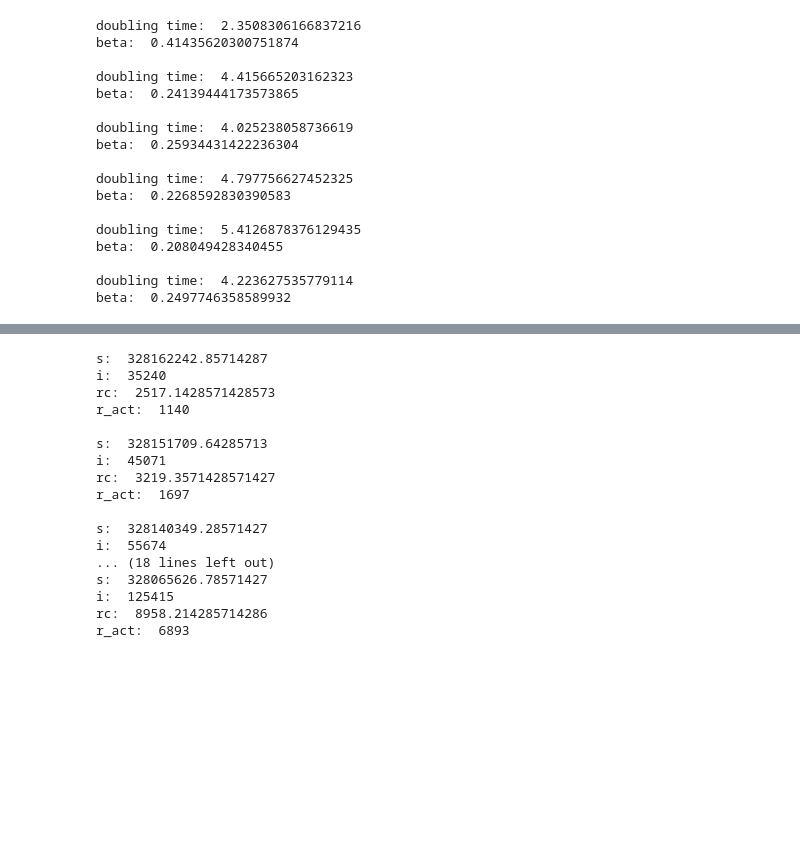
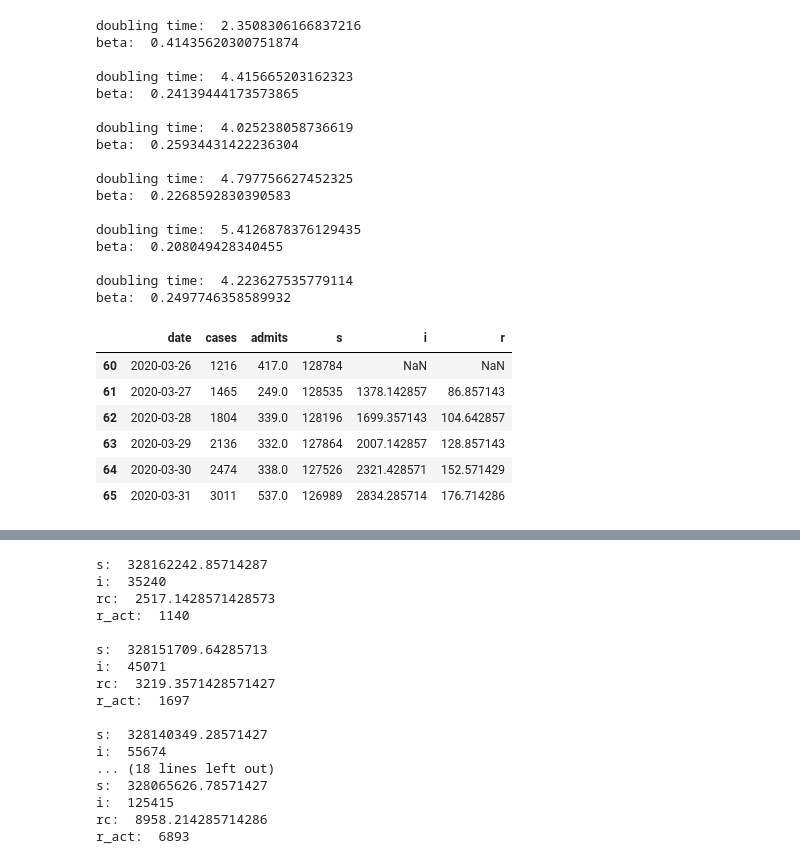
Before and after one commit to mmastand/chime, a Jupyter notebook: Dynamic Doubling Time.ipynb, the cells around one changed output, grey strips where cells are left out. Drawn from its saved outputs; the diff is of its cells as text; code cells hidden in the pictures; blank space fills up the shorter version.

```diff
--- a/Dynamic Doubling Time.ipynb
+++ b/Dynamic Doubling Time.ipynb
@@ -81,8 +82,19 @@ beta:  0.208049428340455
 
 doubling time:  4.223627535779114
 beta:  0.2497746358589932
-# %%
-# Got stuck here...
-population = 13000000
-market_share = 100
-la_train["i"] = "wha??"
+# %%
+# This might do it for SIR from data?
+population = 130000
+market_share = 100
+la_train["r"] = la_train.cases.shift()*gamma
+la_train["s"] = population - la_train.cases
+la_train["i"] = population - la_train["s"] - la_train["r"]
+la_train[["date", "cases", "admits", "s", "i", "r"]]
+# %% [output]
+|  | date | cases | admits | s | i | r |
+| 60 | 2020-03-26 | 1216 | 417.0 | 128784 | NaN | NaN |
+| 61 | 2020-03-27 | 1465 | 249.0 | 128535 | 1378.142857 | 86.857143 |
+| 62 | 2020-03-28 | 1804 | 339.0 | 128196 | 1699.357143 | 104.642857 |
+| 63 | 2020-03-29 | 2136 | 332.0 | 127864 | 2007.142857 | 128.857143 |
+| 64 | 2020-03-30 | 2474 | 338.0 | 127526 | 2321.428571 | 152.571429 |
+| 65 | 2020-03-31 | 3011 | 537.0 | 126989 | 2834.285714 | 176.714286 |
```
Also changed, not shown: parts of 4 cells of this notebook, 4 other files.
